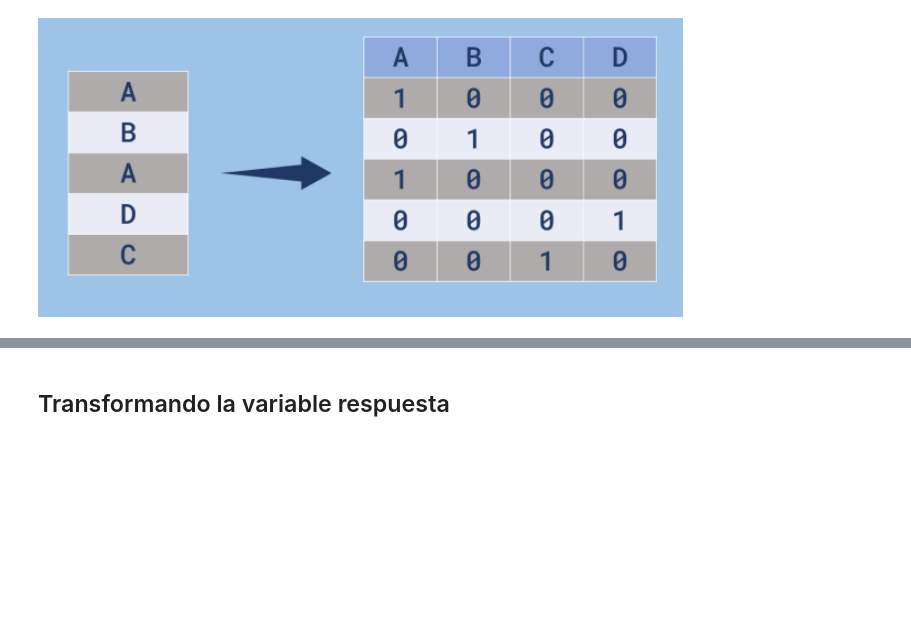
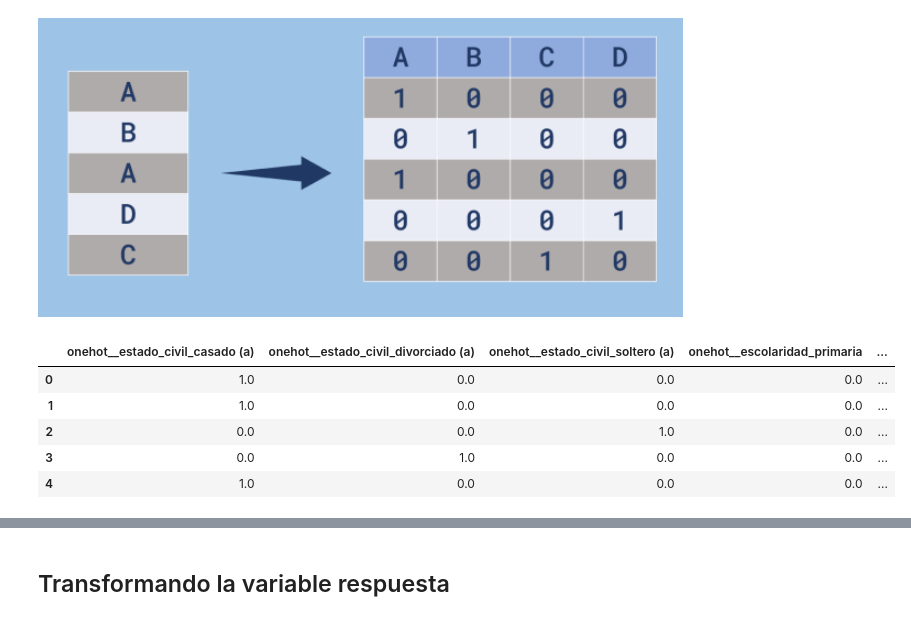
Before and after one commit to JCSR2022/Alura_Data_Science, a Jupyter notebook: Learning_to_Classify_Data_with_ML/Clasificacion_primeros_pasos.ipynb, the cells around one changed output, grey strips where cells are left out. Saved outputs shown, nothing was run; the diff lists cells and outputs as text; code cells hidden in the pictures; blank space fills up the shorter version.

```diff
--- a/Learning_to_Classify_Data_with_ML/Clasificacion_primeros_pasos.ipynb
+++ b/Learning_to_Classify_Data_with_ML/Clasificacion_primeros_pasos.ipynb
@@ -313,12 +323,3 @@ fig_saldo.write_html("fig_saldo_light.html", include_plotlyjs='cdn')
 ## Variables explicativas y variable de respuesta
 # %% [markdown]
 Para realizar la predicción de los valores con un modelo de aprendizaje automático, necesitamos separar la variable objetivo de las variables explicativas. La variable **y** representa lo que queremos predecir, mientras que **x** incluye todas las variables que se utilizarán para explicar el comportamiento de **y**.
-# %%
-# Diccionario de mapeo
-mapa = {'si': 1, 'no': 0}
-
-# Aplicamos la transformación
-datos['adherencia_inversion'] = datos['adherencia_inversion'].map(mapa)
-
-# Verificamos
-print(datos['adherencia_inversion'].value_counts())
@@ -328,3 +332,28 @@ print(datos['adherencia_inversion'].value_counts())
 Los algoritmos de aprendizaje automático no comprenden datos en formato de texto, por lo que debemos transformar los datos a un formato numérico para que el algoritmo pueda interpretar la información. Esta transformación debe realizarse de manera que no altere la información original del conjunto de datos, por lo que no basta con simplemente cambiar los valores a números aleatorios.
 # %% [markdown]
 ![image.png](embedded-picture-1)
+# %%
+from sklearn.compose import ColumnTransformer
+from sklearn.preprocessing import OneHotEncoder
+
+X = datos.drop('adherencia_inversion', axis=1).copy()
+
+# Identificamos TODAS las categóricas
+features_to_encode = X.select_dtypes(include=['object']).columns.tolist()
+one_hot_encoder = ColumnTransformer(transformers=[('onehot', OneHotEncoder(drop='if_binary', sparse_output=False), features_to_encode)],remainder='passthrough')
+
+# Al usar fit_transform, Scikit-Learn devuelve un array de NumPy
+X_encoded = one_hot_encoder.fit_transform(X)
+
+# Para recuperar los nombres de las columnas y volver a tener un DataFrame:
+columnas_finales = one_hot_encoder.get_feature_names_out()
+X_encoded_df = pd.DataFrame(X_encoded, columns=columnas_finales)
+
+X_encoded_df.head()
+# %% [output]
+|  | onehot__estado_civil_casado (a) | onehot__estado_civil_divorciado (a) | onehot__estado_civil_soltero (a) | onehot__escolaridad_primaria | ... |
+| 0 | 1.0 | 0.0 | 0.0 | 0.0 | ... |
+| 1 | 1.0 | 0.0 | 0.0 | 0.0 | ... |
+| 2 | 0.0 | 0.0 | 1.0 | 0.0 | ... |
+| 3 | 0.0 | 1.0 | 0.0 | 0.0 | ... |
+| 4 | 1.0 | 0.0 | 0.0 | 0.0 | ... |
```
Also changed, not shown: parts of 25 cells of this notebook.
